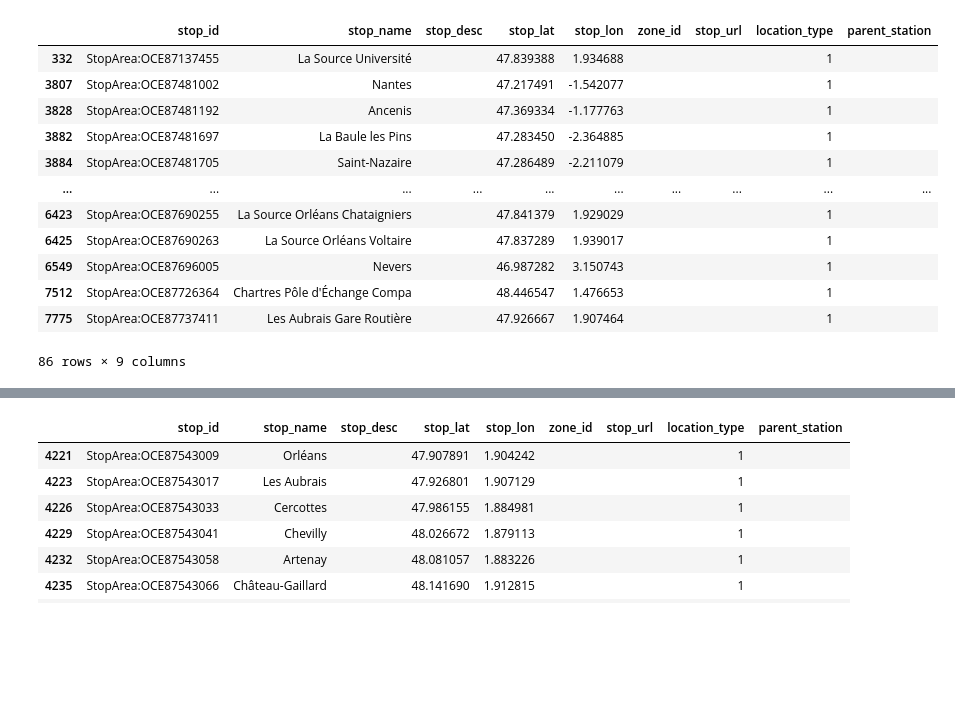
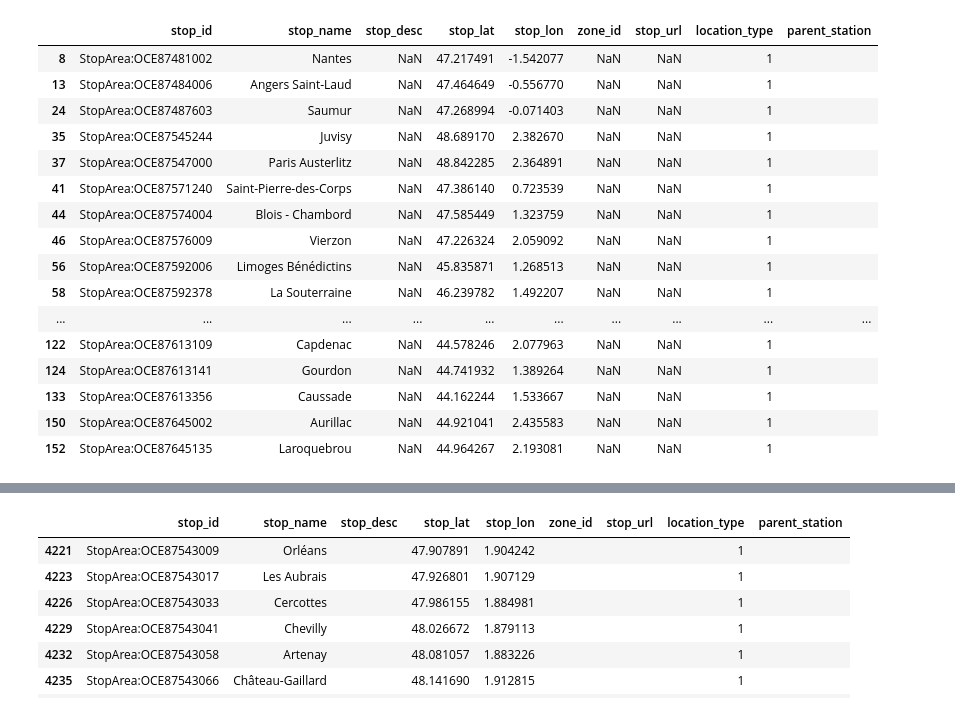
Before and after one commit to Arnolec/City2Anywhere, a Jupyter notebook: AnalyzerGTFS.ipynb, the cells around one changed output, grey strips where cells are left out. Drawn from its saved outputs; the diff is of its cells as text; code cells hidden in the pictures; blank space fills up the shorter version.

Commit message:
Affiche les destinations possible à partir d'un endroit cliqué, n'a plus l'air de bug lorsque l'on clique à un endroit proche de deux gares (Paris montparnasse et Paris Austerlitz par exemple)

```diff
--- a/AnalyzerGTFS.ipynb
+++ b/AnalyzerGTFS.ipynb
@@ -108,28 +99,25 @@ class AnalyzerGTFS:
 # %%
 villeEx = 'StopArea:OCE87547000'
 
-Analyzer = AnalyzerGTFS(47.9,1.9,'20240601','20240731')
-Analyzer.get_stops()
-Analyzer.get_trips()
-Analyzer.get_service_id()
-Analyzer.get_dates()
-Analyzer.get_trajets()
-Analyzer.get_stops_trajets()
-Analyzer.get_stops_destinations()
+Analyzer = AnalyzerGTFS(47.9,1.9,'20240601','20240731','INTERCITE')
 Analyzer.get_destinations()
 
 #Analyzer.villes_proches(47.9,1.9)
 # %% [output]
 |  | stop_id | stop_name | stop_desc | stop_lat | stop_lon | zone_id | stop_url | location_type | parent_station |
-| 332 | StopArea:OCE87137455 | La Source Université |  | 47.839388 | 1.934688 |  |  | 1 |  |
-| 3807 | StopArea:OCE87481002 | Nantes |  | 47.217491 | -1.542077 |  |  | 1 |  |
-| 3828 | StopArea:OCE87481192 | Ancenis |  | 47.369334 | -1.177763 |  |  | 1 |  |
-| 3882 | StopArea:OCE87481697 | La Baule les Pins |  | 47.283450 | -2.364885 |  |  | 1 |  |
-| 3884 | StopArea:OCE87481705 | Saint-Nazaire |  | 47.286489 | -2.211079 |  |  | 1 |  |
+| 8 | StopArea:OCE87481002 | Nantes | NaN | 47.217491 | -1.542077 | NaN | NaN | 1 |  |
+| 13 | StopArea:OCE87484006 | Angers Saint-Laud | NaN | 47.464649 | -0.556770 | NaN | NaN | 1 |  |
+| 24 | StopArea:OCE87487603 | Saumur | NaN | 47.268994 | -0.071403 | NaN | NaN | 1 |  |
+| 35 | StopArea:OCE87545244 | Juvisy | NaN | 48.689170 | 2.382670 | NaN | NaN | 1 |  |
+| 37 | StopArea:OCE87547000 | Paris Austerlitz | NaN | 48.842285 | 2.364891 | NaN | NaN | 1 |  |
+| 41 | StopArea:OCE87571240 | Saint-Pierre-des-Corps | NaN | 47.386140 | 0.723539 | NaN | NaN | 1 |  |
+| 44 | StopArea:OCE87574004 | Blois - Chambord | NaN | 47.585449 | 1.323759 | NaN | NaN | 1 |  |
+| 46 | StopArea:OCE87576009 | Vierzon | NaN | 47.226324 | 2.059092 | NaN | NaN | 1 |  |
+| 56 | StopArea:OCE87592006 | Limoges Bénédictins | NaN | 45.835871 | 1.268513 | NaN | NaN | 1 |  |
+| 58 | StopArea:OCE87592378 | La Souterraine | NaN | 46.239782 | 1.492207 | NaN | NaN | 1 |  |
 | ... | ... | ... | ... | ... | ... | ... | ... | ... | ... |
-| 6423 | StopArea:OCE87690255 | La Source Orléans Chataigniers |  | 47.841379 | 1.929029 |  |  | 1 |  |
-| 6425 | StopArea:OCE87690263 | La Source Orléans Voltaire |  | 47.837289 | 1.939017 |  |  | 1 |  |
-| 6549 | StopArea:OCE87696005 | Nevers |  | 46.987282 | 3.150743 |  |  | 1 |  |
-| 7512 | StopArea:OCE87726364 | Chartres Pôle d'Échange Compa |  | 48.446547 | 1.476653 |  |  | 1 |  |
-| 7775 | StopArea:OCE87737411 | Les Aubrais Gare Routière |  | 47.926667 | 1.907464 |  |  | 1 |  |
+| 122 | StopArea:OCE87613109 | Capdenac | NaN | 44.578246 | 2.077963 | NaN | NaN | 1 |  |
+| 124 | StopArea:OCE87613141 | Gourdon | NaN | 44.741932 | 1.389264 | NaN | NaN | 1 |  |
+| 133 | StopArea:OCE87613356 | Caussade | NaN | 44.162244 | 1.533667 | NaN | NaN | 1 |  |
+| 150 | StopArea:OCE87645002 | Aurillac | NaN | 44.921041 | 2.435583 | NaN | NaN | 1 |  |
+| 152 | StopArea:OCE87645135 | Laroquebrou | NaN | 44.964267 | 2.193081 | NaN | NaN | 1 |  |
-86 rows × 9 columns
```
Also changed, not shown: parts of 11 cells of this notebook, 1 other file.
